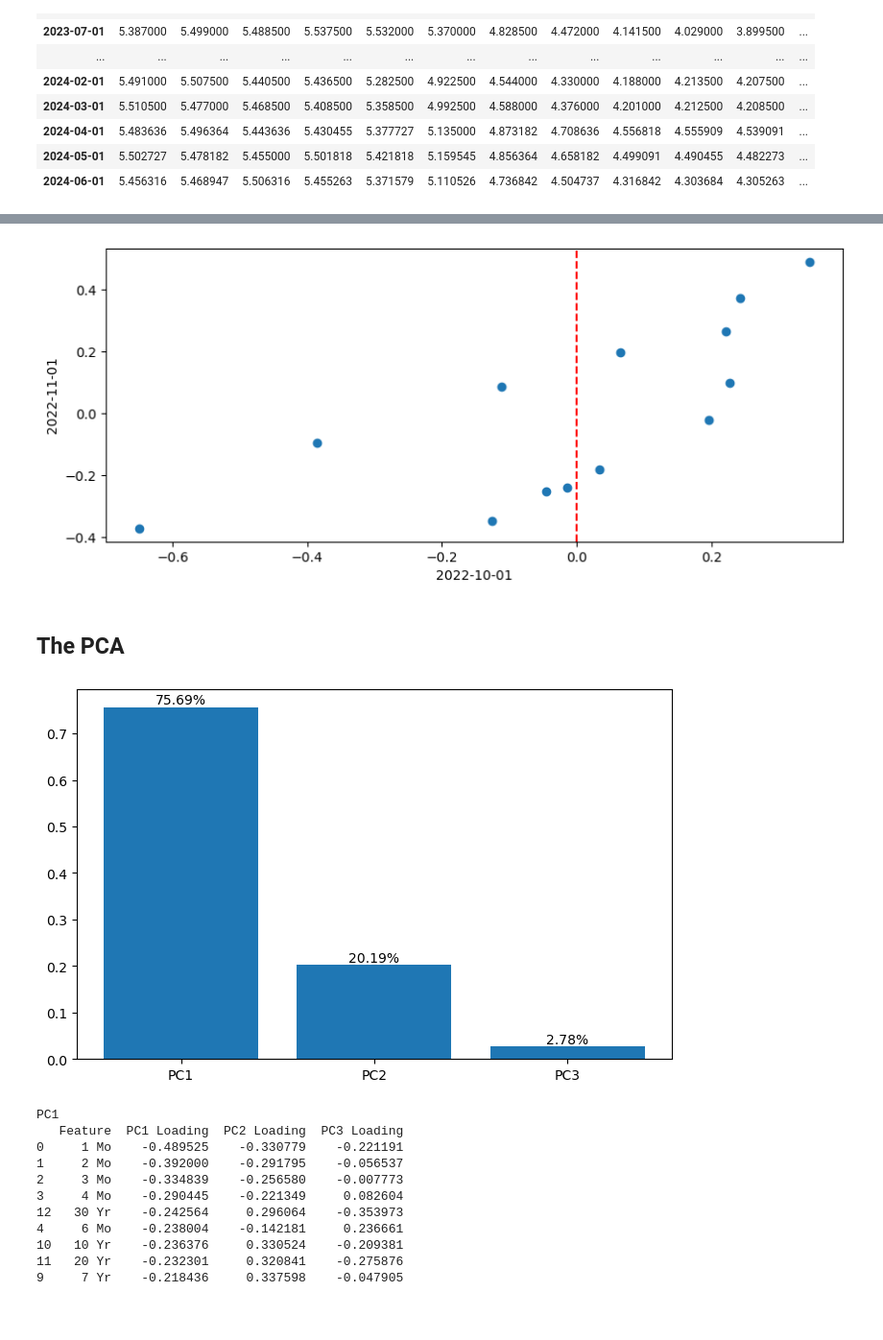
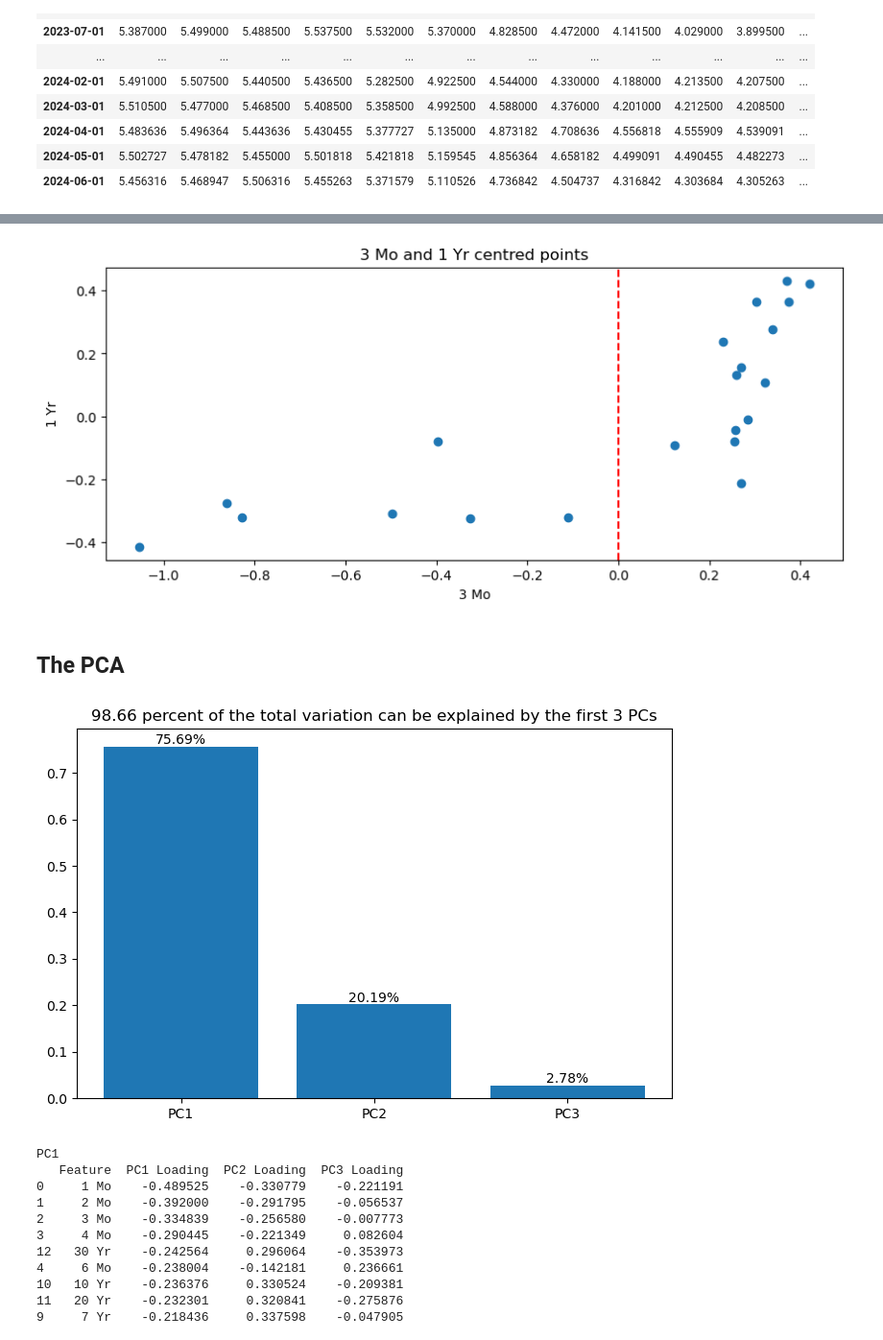
Before and after one commit to BogdanRemusPintilie/Yield_Curve-and-Optimal_Fly, a Jupyter notebook: (GOV BONDS) Yield Curve Arbitrage/Code/PCA.ipynb, the cells around one changed output, grey strips where cells are left out. Shown: that part at 96% size. Cells and saved outputs as stored; diff of their text form; code cells hidden in the pictures; blank space fills up the shorter version.

```diff
--- a/(GOV BONDS) Yield Curve Arbitrage/Code/PCA.ipynb
+++ b/(GOV BONDS) Yield Curve Arbitrage/Code/PCA.ipynb
@@ -45,14 +45,13 @@ plt.show()
 # %%
 plt.figure(figsize=(10,4))
-plt.plot(df.iloc[0] - df.iloc[0].mean(), df.iloc[1] - df.iloc[1].mean(), marker ='o', linestyle="") #decrease the averages from the x-axis and y-axis which centers the points
-first_day = df.index[0].strftime('%Y-%m-%d')
-second_date = df.index[1].strftime('%Y-%m-%d')
-plt.xlabel(f"{first_day}")
-plt.ylabel(f"{second_date}")
+plt.plot(df['3 Mo'] - df['3 Mo'].mean(), df['1 Yr'] - df['1 Yr'].mean(), marker ='o', linestyle="") #decrease the averages from the x-axis and y-axis which centers the points
+plt.title("3 Mo and 1 Yr centred points")
+plt.xlabel("3 Mo")
+plt.ylabel("1 Yr")
 plt.axvline(0,color='r', linestyle="--")
 plt.show()
 # %% [output]
-[figure, old version]
+[figure, new version]
 # %% [markdown]
 ## The PCA
 # %%
@@ -73,12 +72,13 @@ explained_variance = pca.explained_variance_ratio_# array containing the proport
 plt.figure(figsize=(8, 5))
 bars = plt.bar(range(1, 4), explained_variance[:3])
 plt.xticks(range(1, 4), labels=[f'PC{i}' for i in range(1, 4)])
+plt.title("98.66 percent of the total variation can be explained by the first 3 PCs")
 for bar in bars:
     height = bar.get_height()
     plt.text(bar.get_x() + bar.get_width() / 2, height, f'{height:.2%}',
              ha='center', va='bottom', fontsize=10, color='black')
 # %% [output]
-[figure, old version]
+[figure, new version]
 # %%
 loadings = pca.components_[:3] #loads are the standardised coefficients of the linear combination giving the PC
 
```
Also changed, not shown: parts of 3 cells of this notebook.
